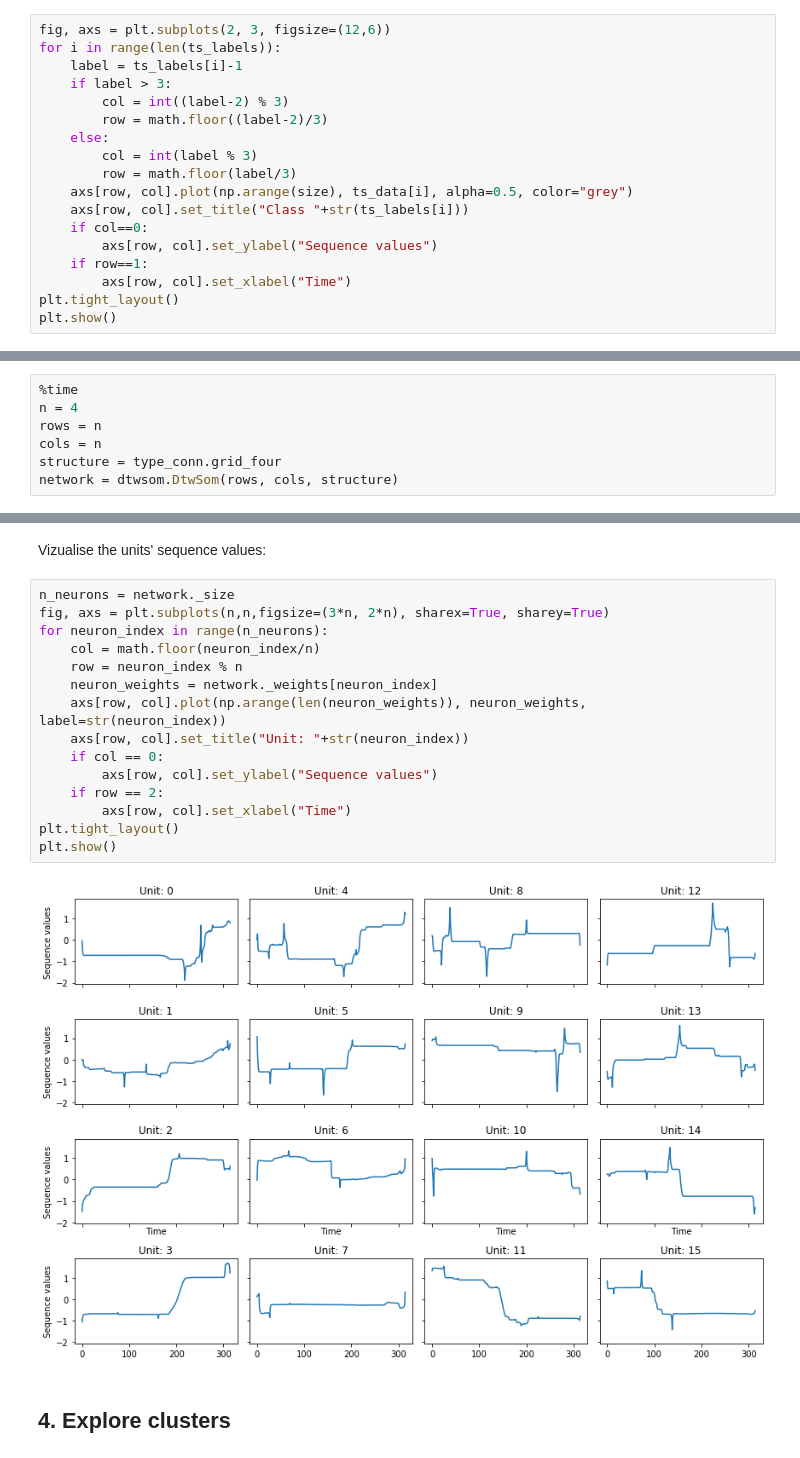
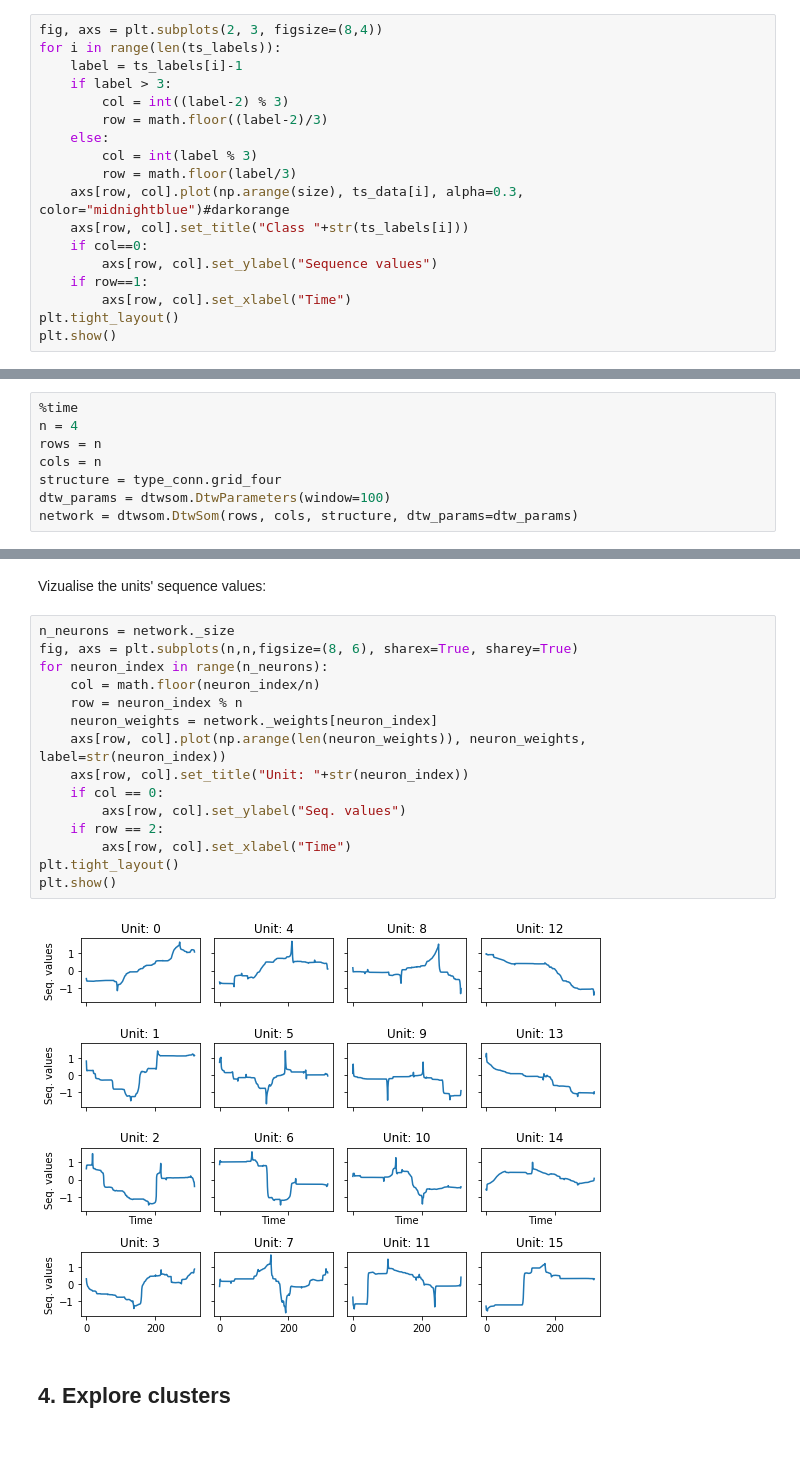
Before and after one commit to misilva73/dtw_som, a Jupyter notebook: notebooks/analysis_UWaveGesture_dataset.ipynb, the cells around one changed output, grey strips where cells are left out. Cells and saved outputs as stored; diff of their text form.

```diff
--- a/notebooks/analysis_UWaveGesture_dataset.ipynb
+++ b/notebooks/analysis_UWaveGesture_dataset.ipynb
@@ -74,7 +74,7 @@ sample_indexes = random.sample(range(len(filter_ts_data)), 400)
 ts_data = [filter_ts_data[i] for i in sample_indexes]
 ts_labels = [filter_ts_labels[i] for i in sample_indexes]
 # %%
-fig, axs = plt.subplots(2, 3, figsize=(12,6))
+fig, axs = plt.subplots(2, 3, figsize=(8,4))
 for i in range(len(ts_labels)):
     label = ts_labels[i]-1
     if label > 3:
@@ -83,7 +83,7 @@ for i in range(len(ts_labels)):
     else:
         col = int(label % 3)
         row = math.floor(label/3)
-    axs[row, col].plot(np.arange(size), ts_data[i], alpha=0.5, color="grey")
+    axs[row, col].plot(np.arange(size), ts_data[i], alpha=0.3, color="midnightblue")#darkorange
     axs[row, col].set_title("Class "+str(ts_labels[i]))
     if col==0:
         axs[row, col].set_ylabel("Sequence values")
@@ -161,6 +161,7 @@ n = 4
 rows = n
 cols = n
 structure = type_conn.grid_four
-network = dtwsom.DtwSom(rows, cols, structure)
+dtw_params = dtwsom.DtwParameters(window=100)
+network = dtwsom.DtwSom(rows, cols, structure, dtw_params=dtw_params)
 # %% [output]
 CPU times: user 2 µs, sys: 0 ns, total: 2 µs
@@ -205,21 +206,21 @@ network.show_winner_matrix()
 Vizualise the units' sequence values:
 # %%
 n_neurons = network._size
-fig, axs = plt.subplots(n,n,figsize=(3*n, 2*n), sharex=True, sharey=True)
+fig, axs = plt.subplots(n,n,figsize=(8, 6), sharex=True, sharey=True)
 for neuron_index in range(n_neurons):
     col = math.floor(neuron_index/n)
     row = neuron_index % n
     neuron_weights = network._weights[neuron_index]
     axs[row, col].plot(np.arange(len(neuron_weights)), neuron_weights, label=str(neuron_index))
     axs[row, col].set_title("Unit: "+str(neuron_index))
     if col == 0:
-        axs[row, col].set_ylabel("Sequence values")
+        axs[row, col].set_ylabel("Seq. values")
     if row == 2:
         axs[row, col].set_xlabel("Time")
 plt.tight_layout()
 plt.show()
 # %% [output]
-[figure, old version]
+[figure, new version]
 # %% [markdown]
 ## 4. Explore clusters
 # %%
```
Also changed, not shown: parts of 35 cells of this notebook, 5 other files.
